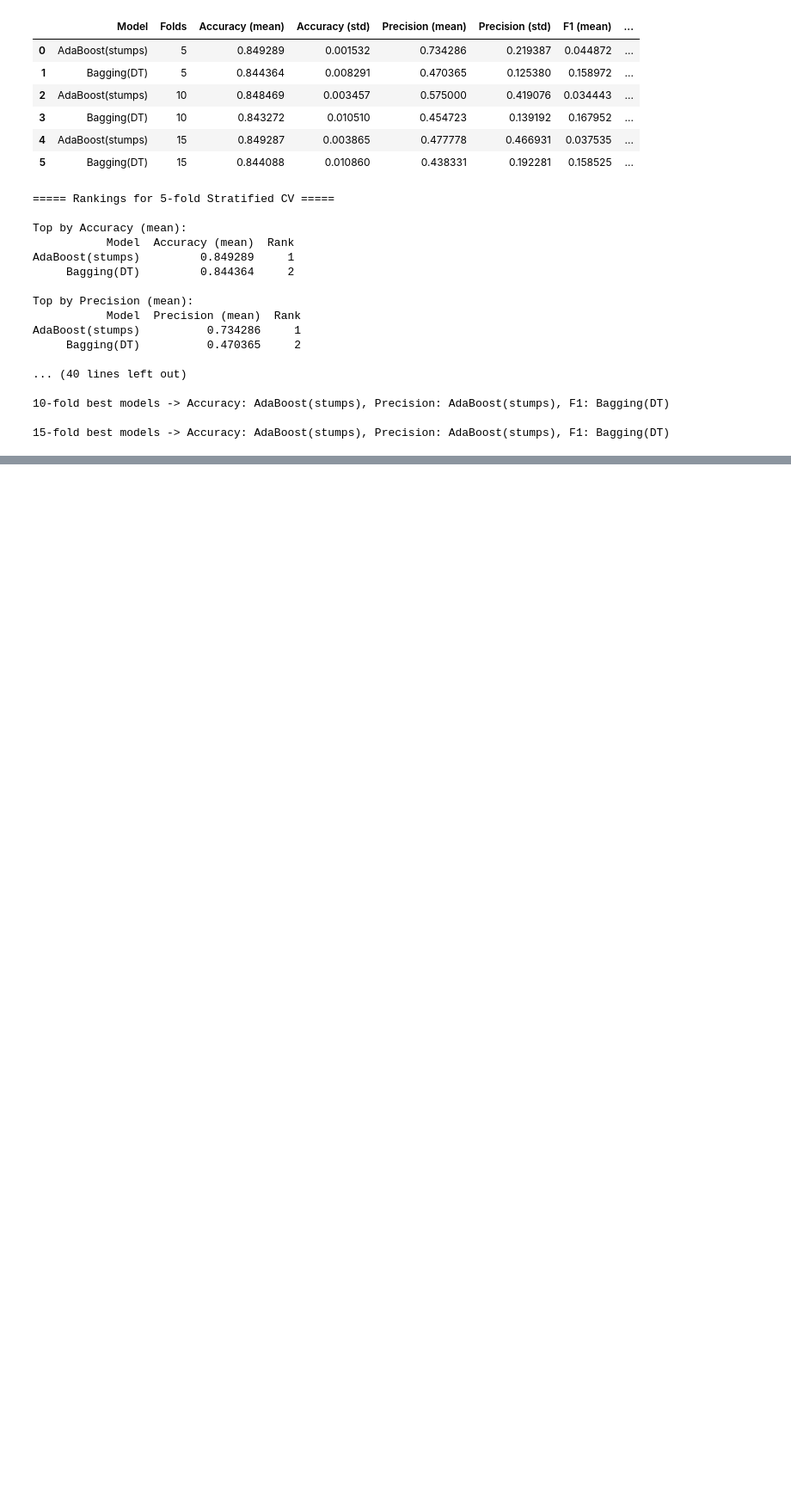
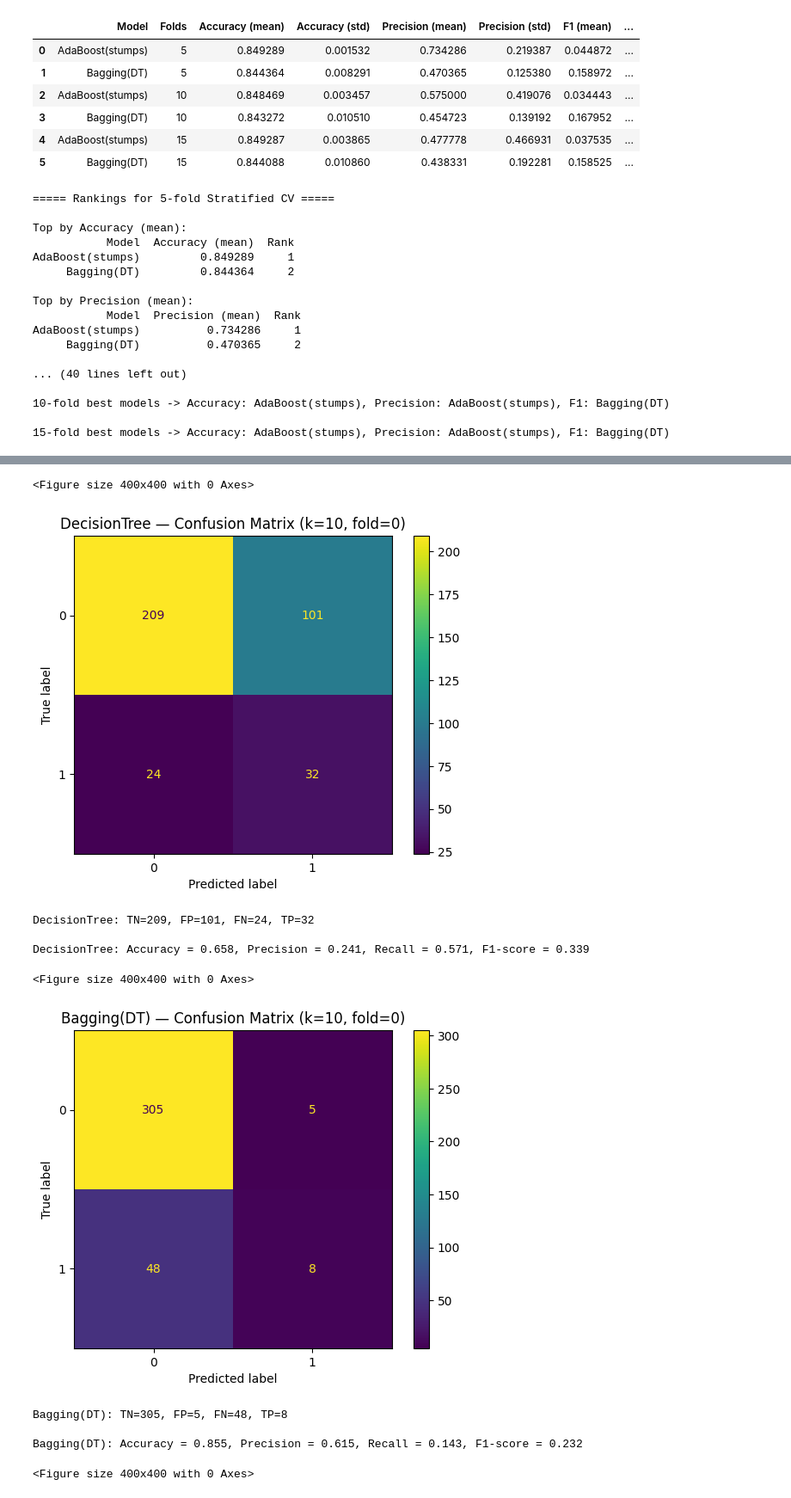
Before and after one commit to YolandaZhao10/CSCI-6170-Project-in-AI-and-ML, a Jupyter notebook: hw2/homework_2.ipynb, the cells around one changed output, grey strips where cells are left out. Shown at 86% size. Drawn from its saved outputs; the diff is of its cells as text; code cells hidden in the pictures; blank space fills up the shorter version.

```diff
--- a/hw2/homework_2.ipynb
+++ b/hw2/homework_2.ipynb
@@ -433,0 +481,51 @@ AdaBoost(stumps)          0.734286     1
+# %%
+import numpy as np
+import matplotlib.pyplot as plt
+from sklearn.model_selection import StratifiedKFold
+from sklearn.metrics import confusion_matrix, ConfusionMatrixDisplay
+
+models_3 = {
+    "DecisionTree": clf,
+    "Bagging(DT)": bagging,
+    "AdaBoost(stumps)": adaboost
+}
+
+k = 10
+fold_to_show = 0
+
+skf = StratifiedKFold(n_splits=k, shuffle=True, random_state=42)
+
+for model_name, model in models_3.items():
+    for fold_i, (train_idx, test_idx) in enumerate(skf.split(X, y)):
+        if fold_i != fold_to_show:
+            continue
+
+        X_train_fold, X_test_fold = X.iloc[train_idx], X.iloc[test_idx]
+        y_train_fold, y_test_fold = y.iloc[train_idx], y.iloc[test_idx]
+
+        model.fit(X_train_fold, y_train_fold)
+        y_pred = model.predict(X_test_fold)
+
+        cm = confusion_matrix(y_test_fold, y_pred)
+        disp = ConfusionMatrixDisplay(confusion_matrix=cm)
+
+        plt.figure(figsize=(4, 4))
+        disp.plot(values_format="d")
+        plt.title(f"{model_name} — Confusion Matrix (k={k}, fold={fold_to_show})")
+        plt.show()
+
+        tn, fp, fn, tp = cm.ravel()
+        print(f"{model_name}: TN={tn}, FP={fp}, FN={fn}, TP={tp}\n")
+        print(f"{model_name}: Accuracy = {(tp + tn) / len(y_test_fold):.3f}, Precision = {tp / (tp + fp):.3f}, Recall = {tp / (tp + fn):.3f}, F1-score = {2 * tp / (2 * tp + fp + fn):.3f}\n")
+# %% [output]
+<Figure size 400x400 with 0 Axes>
+[figure, added]
+DecisionTree: TN=209, FP=101, FN=24, TP=32
+
+DecisionTree: Accuracy = 0.658, Precision = 0.241, Recall = 0.571, F1-score = 0.339
+<Figure size 400x400 with 0 Axes>
+[figure, added]
+Bagging(DT): TN=305, FP=5, FN=48, TP=8
+
+Bagging(DT): Accuracy = 0.855, Precision = 0.615, Recall = 0.143, F1-score = 0.232
+<Figure size 400x400 with 0 Axes>
```
Also changed, not shown: parts of 12 cells of this notebook.
